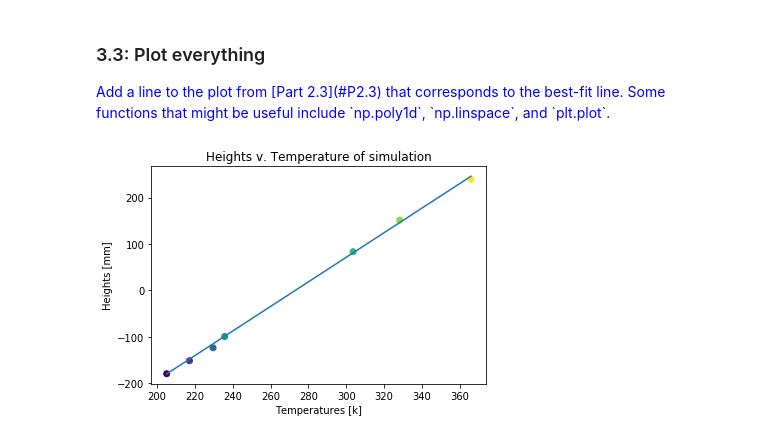
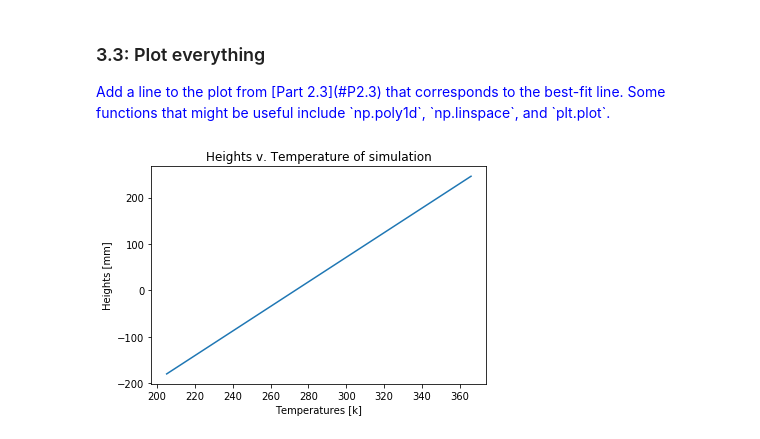
Before and after one commit to Allan-Perez/pysicslab, a Jupyter notebook: python/S1_PythonDataAnalysisGasThermometer_Script.ipynb, the cells around one changed output. Cells and saved outputs as stored; diff of their text form; code cells hidden in the pictures.

```diff
--- a/python/S1_PythonDataAnalysisGasThermometer_Script.ipynb
+++ b/python/S1_PythonDataAnalysisGasThermometer_Script.ipynb
@@ -273,13 +273,17 @@ The covariance matrix has diagonal entries 1.628e-03 and 1.536e+02.
 <p style="color: blue">Add a line to the plot from [Part 2.3](#P2.3) that corresponds to the best-fit line.  Some functions that might be useful include `np.poly1d`, `np.linspace`, and `plt.plot`.</p>
 # %%
 fig_slope = plt.figure()
-plt.scatter(temps, height_means, c=np.arange(len(temps)))
-plt.plot(temps, temps*line_2[0] + line_2[1])
+#plt.scatter(temps, height_means, c=np.arange(len(temps)))
+x = temps
+m = line_2[0]
+b = line_2[1]
+y = x*m + b
+plt.plot(x, y)
 plt.title("Heights v. Temperature of simulation")
 plt.xlabel("Temperatures [k]")
 plt.ylabel("Heights [mm]")
 plt.show()
 # %% [output]
-[figure, old version]
+[figure, new version]
 # %%
 fig_slope.savefig("line_best_fit.png", dpi=250)
```
Also changed, not shown: parts of 3 cells of this notebook.
